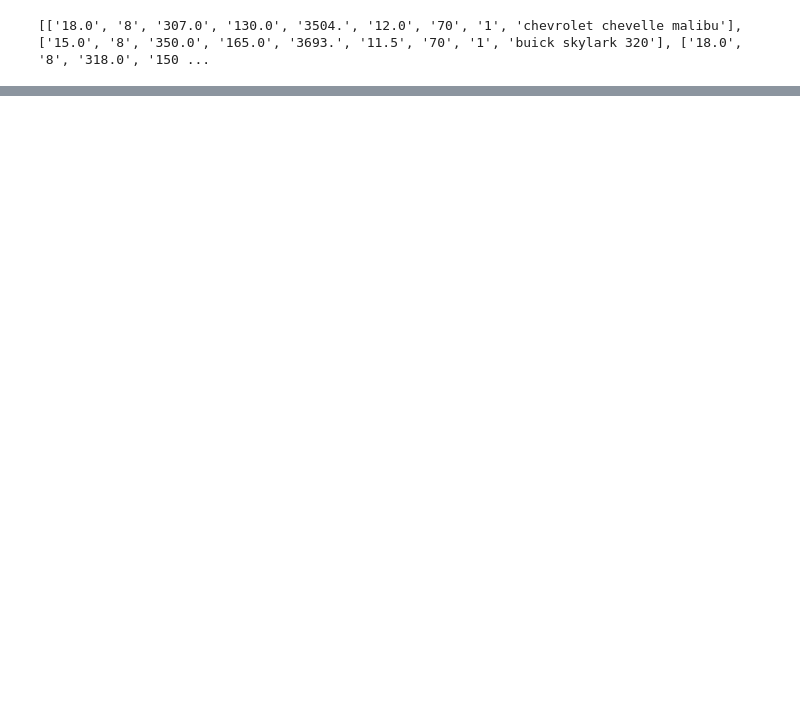
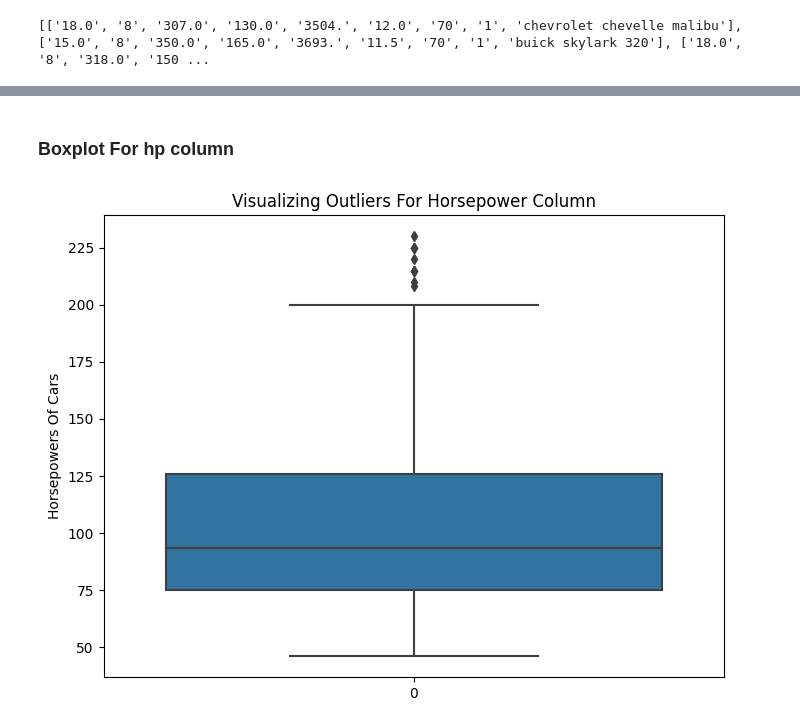
Before and after one commit to prabhat-123/Python_For_Data_Science, a Jupyter notebook: linear_regression_project.ipynb, the cells around one changed output, grey strips where cells are left out. Saved outputs shown, nothing was run; the diff lists cells and outputs as text; code cells hidden in the pictures; blank space fills up the shorter version.

```diff
--- a/linear_regression_project.ipynb
+++ b/linear_regression_project.ipynb
@@ -74,0 +176,10 @@ fileread
+# %% [markdown]
+### Boxplot For hp column
+# %%
+plt.figure(figsize = (8, 6))
+sns.boxplot(clean_cars_df['hp'])
+plt.title("Visualizing Outliers For Horsepower Column")
+plt.ylabel("Horsepowers Of Cars")
+plt.show()
+# %% [output]
+[figure, added]
```
Also changed, not shown: parts of 21 cells of this notebook, 2 other files.
